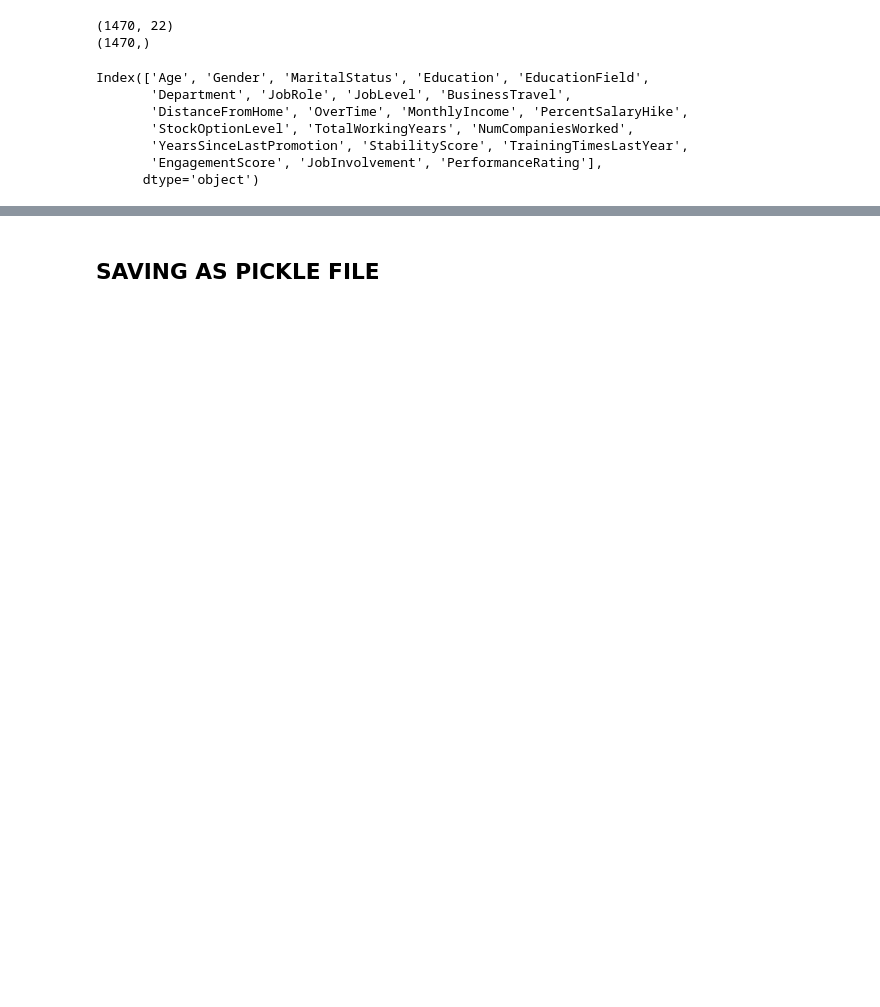
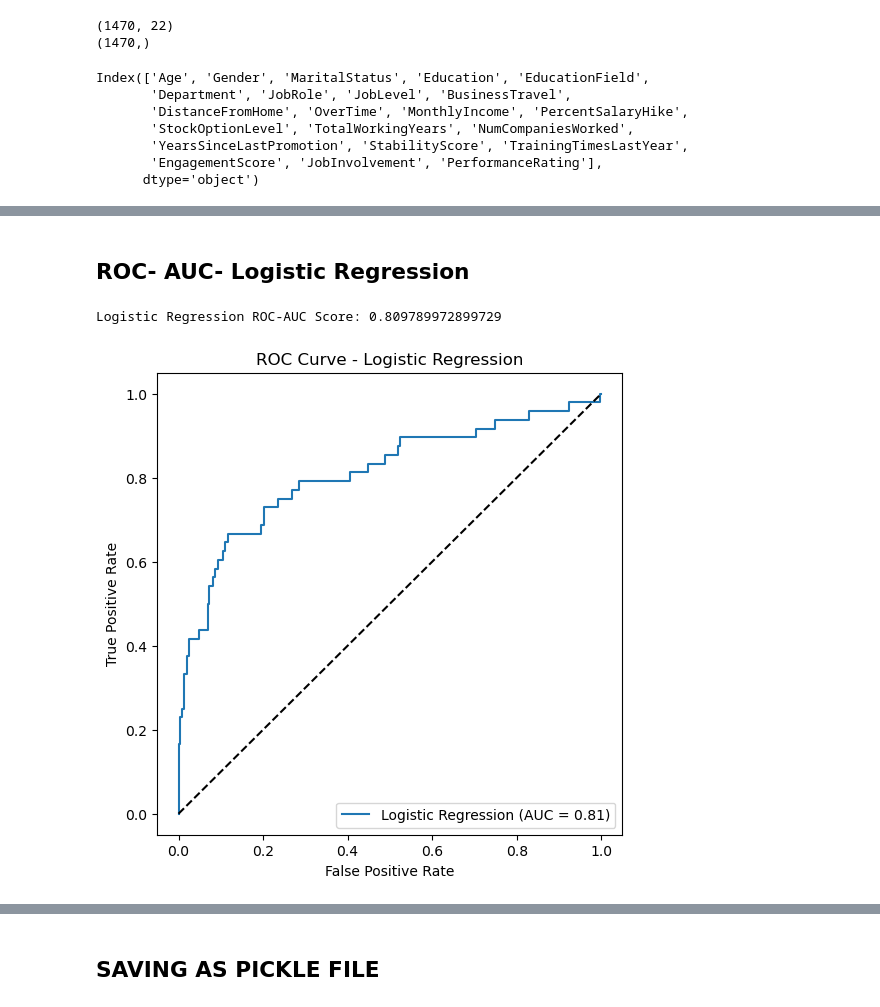
Before and after one commit to Haripriya-2310/Employee-Attrition-Analysis-and-Prediction, a Jupyter notebook: Employee Attrition Prediction.ipynb, the cells around one changed output, grey strips where cells are left out. Drawn from its saved outputs; the diff is of its cells as text; code cells hidden in the pictures; blank space fills up the shorter version.

```diff
--- a/Employee Attrition Prediction.ipynb
+++ b/Employee Attrition Prediction.ipynb
@@ -714,0 +550,19 @@ plt.show()
+# %%
+logreg_pipeline = Pipeline([
+    ('preprocess', preprocessor),
+    ('model', LogisticRegression(max_iter=1000))
+])
+
+# Fit
+logreg_pipeline.fit(x_train, y_train)
+
+# Predict
+y_pred_logreg = logreg_pipeline.predict(x_test)
+
+
+# Evaluate
+from sklearn.metrics import accuracy_score, f1_score, classification_report
+print("---Logistic Regression---")
+print("Accuracy:", accuracy_score(y_test, y_pred_logreg))
+print("F1 Score:", f1_score(y_test, y_pred_logreg, average='weighted'))
+print(classification_report(y_test, y_pred_custom))
@@ -714,0 +643,30 @@ plt.show()
+# %% [markdown]
+## ROC- AUC- Logistic Regression
+# %%
+# ROC-AUC comparison
+
+from sklearn.metrics import roc_auc_score, roc_curve
+import matplotlib.pyplot as plt
+
+# Predict probabilities
+y_pred = logreg_pipeline.predict_proba(x_test)[:, 1]   # probability for positive class
+
+# Compute ROC-AUC score
+roc_auc = roc_auc_score(y_test, y_pred)
+print("Logistic Regression ROC-AUC Score:", roc_auc)
+
+# Compute ROC curve
+fpr, tpr, thresholds = roc_curve(y_test, y_pred)
+
+# Plot
+plt.figure(figsize=(6, 6))
+plt.plot(fpr, tpr, label=f'Logistic Regression (AUC = {roc_auc:.2f})')
+plt.plot([0, 1], [0, 1], 'k--')
+plt.xlabel('False Positive Rate')
+plt.ylabel('True Positive Rate')
+plt.title('ROC Curve - Logistic Regression')
+plt.legend(loc='lower right')
+plt.show()
+# %% [output]
+Logistic Regression ROC-AUC Score: 0.809789972899729
+[figure, added]
```
Also changed, not shown: parts of 43 cells of this notebook.
